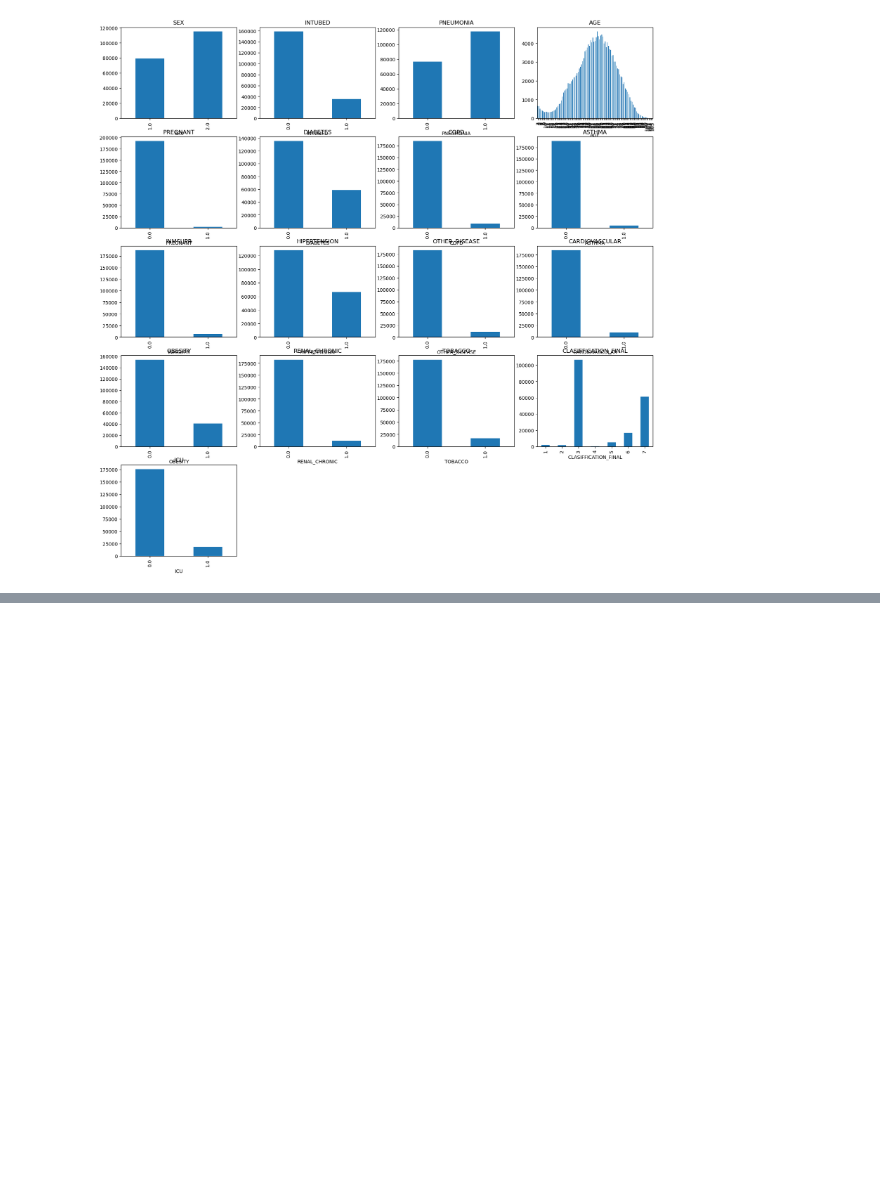
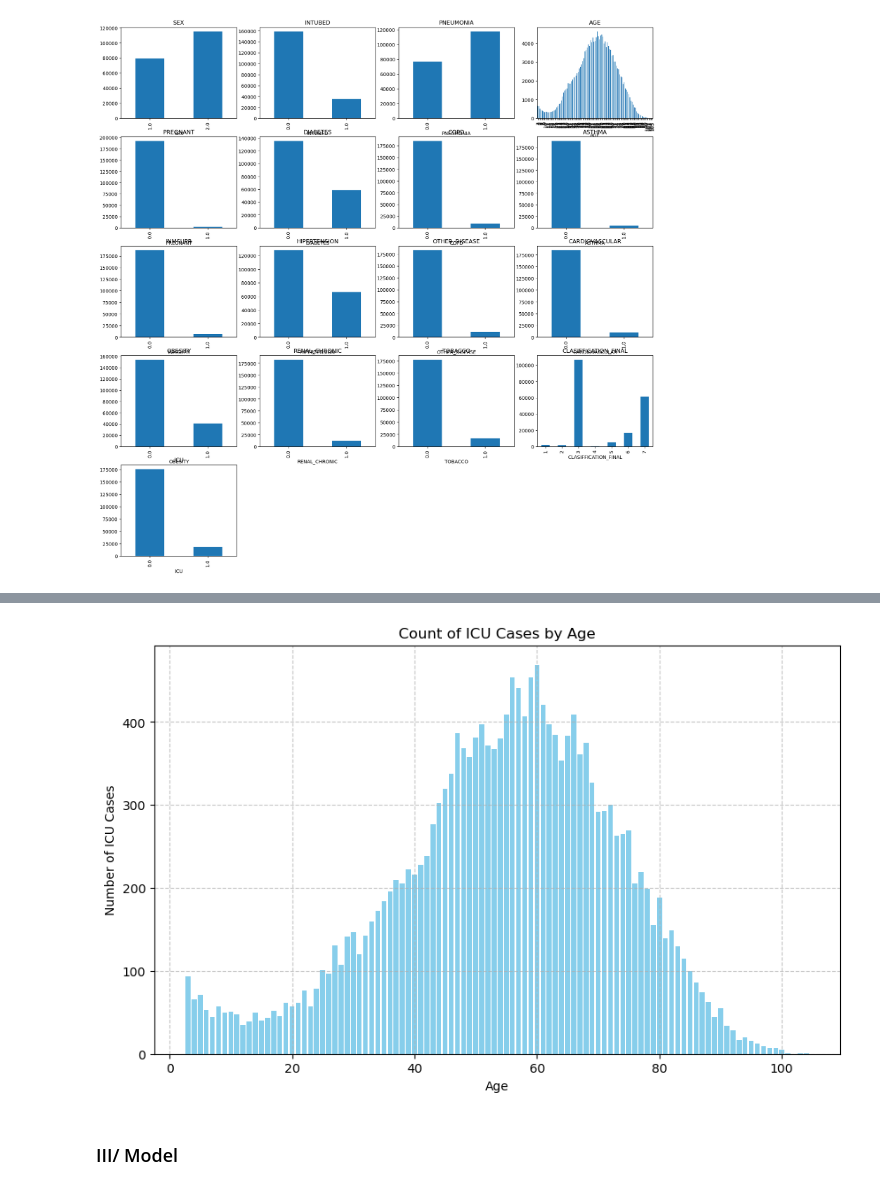
Before and after one commit to linhmai1609/CO7093_Big-Data_Coursework, a Jupyter notebook: alternative_model.ipynb, the cells around one changed output, grey strips where cells are left out. Drawn from its saved outputs; the diff is of its cells as text; code cells hidden in the pictures; blank space fills up the shorter version.

Commit message:
Add modeling works and documentation

```diff
--- a/alternative_model.ipynb
+++ b/alternative_model.ipynb
@@ -89,0 +95,15 @@ df['AGE'].value_counts().sort_index().plot(kind='bar', title='AGE')
+# %%
+icu_by_age = analytics_df[analytics_df['ICU'] == 1.0].groupby('AGE').size().reset_index(name='ICU_Count')
+
+# Plotting
+plt.figure(figsize=(10, 6))
+plt.bar(icu_by_age['AGE'], icu_by_age['ICU_Count'], color='skyblue')
+plt.xlabel('Age')
+plt.ylabel('Number of ICU Cases')
+plt.title('Count of ICU Cases by Age')
+plt.grid(True, linestyle='--', alpha=0.7)
+plt.show()
+# %% [output]
+[figure, added]
+# %% [markdown]
+### III/ Model
```
Also changed, not shown: parts of 4 cells of this notebook, 3 other files.
